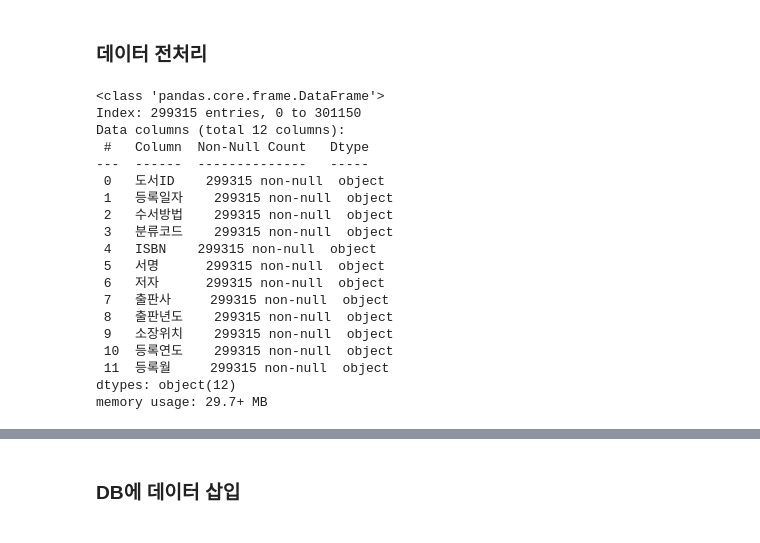
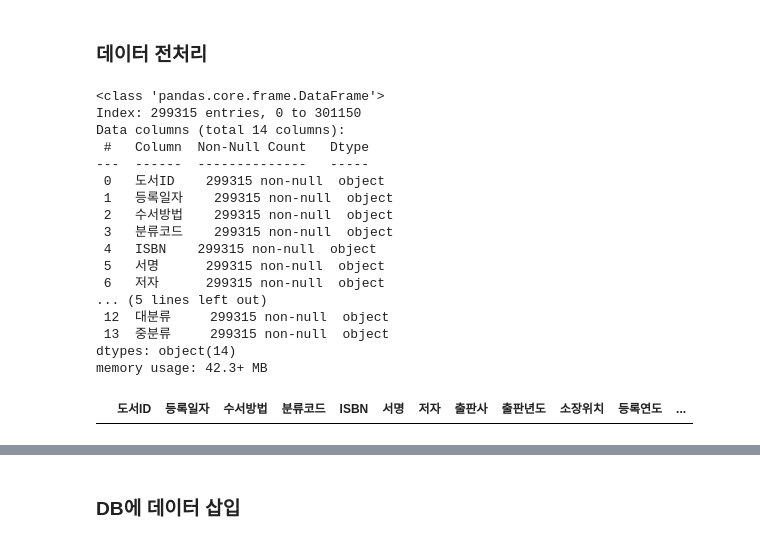
Before and after one commit to kid8422/SSUDatathon, a Jupyter notebook: Haechan/DB Init.ipynb, the cells around one changed output, grey strips where cells are left out. Drawn from its saved outputs; the diff is of its cells as text; code cells hidden in the pictures.

```diff
--- a/Haechan/DB Init.ipynb
+++ b/Haechan/DB Init.ipynb
@@ -45,11 +45,18 @@ pre_df['등록월'] = pd.to_datetime(pre_df['등록일자']).dt.month
 pre_df['등록연도'] = pre_df['등록연도'].astype(object)
 pre_df['등록월'] = pre_df['등록월'].astype(object)
 
+# 동경잡기 데이터 전처리
+pre_df.loc[152714, '분류코드'] = '915.1'
+pre_df.loc[152715, '분류코드'] = '915.1'
+
+pre_df['대분류'] = pre_df['분류코드'].astype(str).str[0]  # 문자열로 변환 후 첫 글자 추출
+pre_df['중분류'] = pre_df['분류코드'].astype(str).str[1]  # 문자열로 변환 후 첫 글자 추출
+
 pre_df.info()
 # %% [output]
 <class 'pandas.core.frame.DataFrame'>
 Index: 299315 entries, 0 to 301150
-Data columns (total 12 columns):
+Data columns (total 14 columns):
  #   Column  Non-Null Count   Dtype
 ---  ------  --------------   -----
  0   도서ID    299315 non-null  object
@@ -59,10 +66,19 @@ Data columns (total 12 columns):
  4   ISBN    299315 non-null  object
  5   서명      299315 non-null  object
  6   저자      299315 non-null  object
- 7   출판사     299315 non-null  object
- 8   출판년도    299315 non-null  object
- 9   소장위치    299315 non-null  object
- 10  등록연도    299315 non-null  object
- 11  등록월     299315 non-null  object
-dtypes: object(12)
-memory usage: 29.7+ MB
+... (5 lines left out)
+ 12  대분류     299315 non-null  object
+ 13  중분류     299315 non-null  object
+dtypes: object(14)
+memory usage: 42.3+ MB
+# %%
+filtered_df = pre_df[
+    (pre_df['소장위치'] == '4층인문') &  # 소장위치 조건
+    (pre_df['대분류'] == '7') &        # 대분류 조건
+    (pre_df['중분류'] == '0')          # 중분류 조건
+]
+
+a = pre_df[pre_df['도서ID'] == 'SS_247805']
+a
+# %% [output]
+|  | 도서ID | 등록일자 | 수서방법 | 분류코드 | ISBN | 서명 | 저자 | 출판사 | 출판년도 | 소장위치 | 등록연도 | ... |
```
Also changed, not shown: parts of 9 cells of this notebook.
